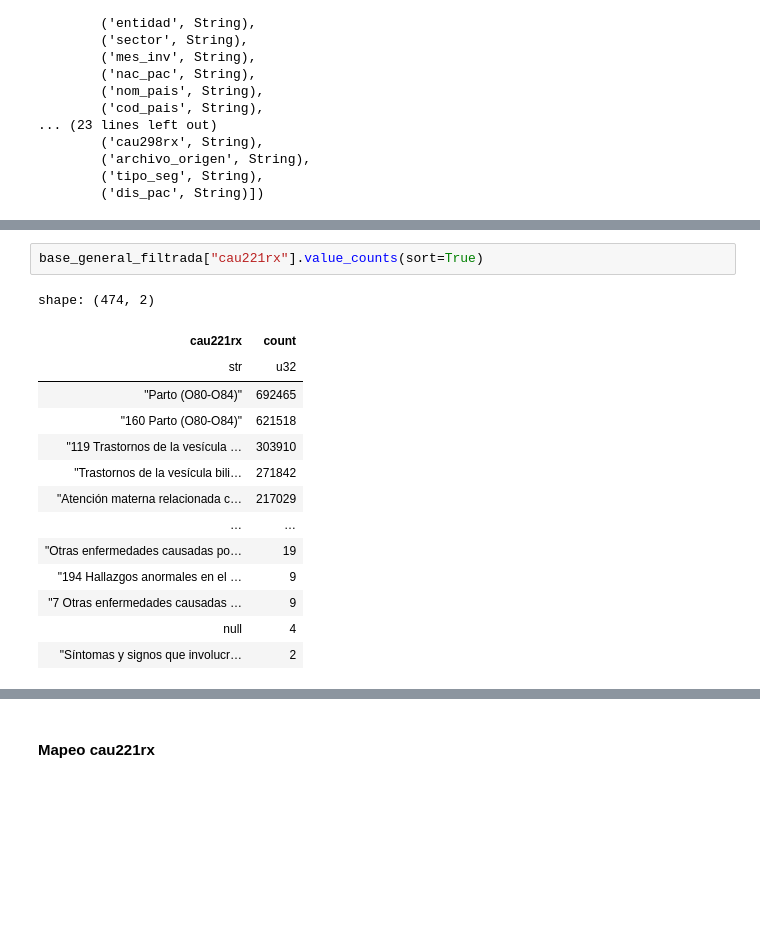
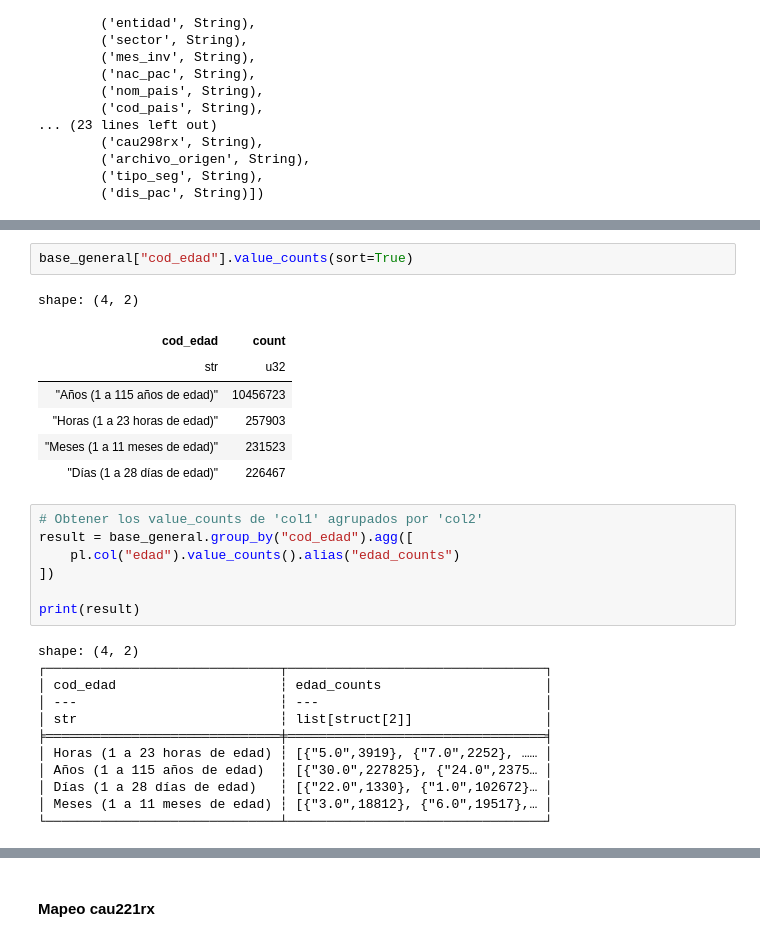
Before and after one commit to kris-aid/Ecu-Hospital-Data-Analysis, a Jupyter notebook: notebooks/limpieza/sistema_salud_cleaning.ipynb, the cells around one changed output, grey strips where cells are left out. Drawn from its saved outputs; the diff is of its cells as text; blank space fills up the shorter version.

Commit message:
limpieza de general

```diff
--- a/notebooks/limpieza/sistema_salud_cleaning.ipynb
+++ b/notebooks/limpieza/sistema_salud_cleaning.ipynb
@@ -122,17 +95,29 @@ base_general_filtrada=base_general.select(columns_to_extract)
 # %%
-base_general_filtrada["cau221rx"].value_counts(sort=True)
+base_general["cod_edad"].value_counts(sort=True)
 # %% [output]
-shape: (474, 2)
+shape: (4, 2)
-| cau221rx | count |
+| cod_edad | count |
 | str | u32 |
-| "Parto (O80-O84)" | 692465 |
-| "160 Parto (O80-O84)" | 621518 |
-| "119 Trastornos de la vesícula … | 303910 |
-| "Trastornos de la vesícula bili… | 271842 |
-| "Atención materna relacionada c… | 217029 |
-| … | … |
-| "Otras enfermedades causadas po… | 19 |
-| "194 Hallazgos anormales en el … | 9 |
-| "7 Otras enfermedades causadas … | 9 |
-| null | 4 |
-| "Síntomas y signos que involucr… | 2 |
+| "Años (1 a 115 años de edad)" | 10456723 |
+| "Horas (1 a 23 horas de edad)" | 257903 |
+| "Meses (1 a 11 meses de edad)" | 231523 |
+| "Días (1 a 28 días de edad)" | 226467 |
+# %%
+# Obtener los value_counts de 'col1' agrupados por 'col2'
+result = base_general.group_by("cod_edad").agg([
+    pl.col("edad").value_counts().alias("edad_counts")
+])
+
+print(result)
+# %% [output]
+shape: (4, 2)
+┌──────────────────────────────┬─────────────────────────────────┐
+│ cod_edad                     ┆ edad_counts                     │
+│ ---                          ┆ ---                             │
+│ str                          ┆ list[struct[2]]                 │
+╞══════════════════════════════╪═════════════════════════════════╡
+│ Horas (1 a 23 horas de edad) ┆ [{"5.0",3919}, {"7.0",2252}, …… │
+│ Años (1 a 115 años de edad)  ┆ [{"30.0",227825}, {"24.0",2375… │
+│ Días (1 a 28 días de edad)   ┆ [{"22.0",1330}, {"1.0",102672}… │
+│ Meses (1 a 11 meses de edad) ┆ [{"3.0",18812}, {"6.0",19517},… │
+└──────────────────────────────┴─────────────────────────────────┘
```
Also changed, not shown: parts of 30 cells of this notebook, 1 other file.
